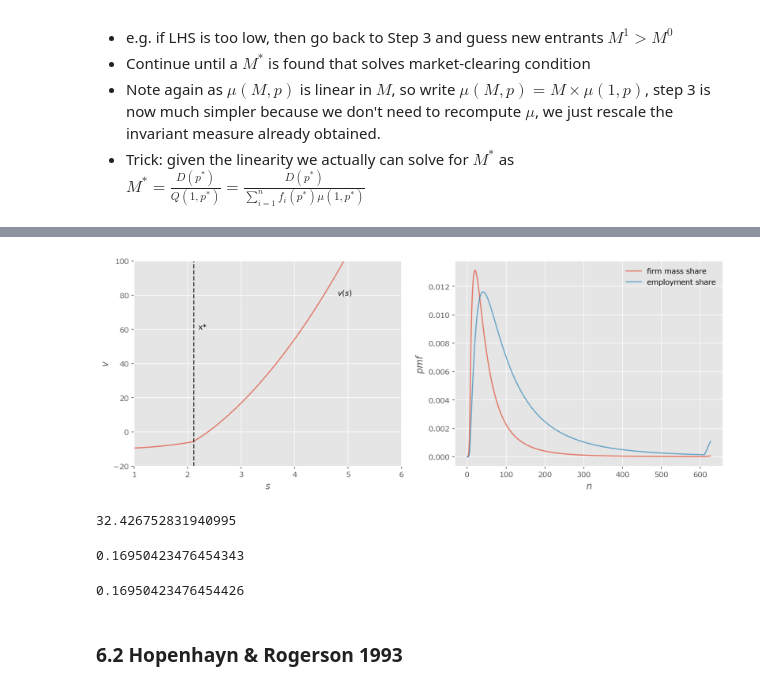
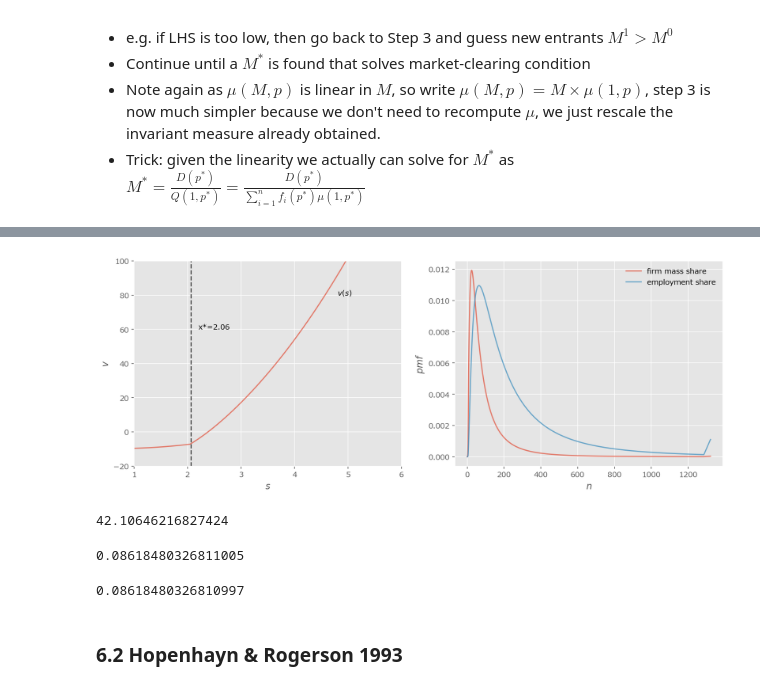
Before and after one commit to Alalalalaki/Econ-Paper-Notes, a Jupyter notebook: Macro/Hopenhayn.ipynb, the cells around one changed output, grey strips where cells are left out. Drawn from its saved outputs; the diff is of its cells as text; code cells hidden in the pictures.

```diff
--- a/Macro/Hopenhayn.ipynb
+++ b/Macro/Hopenhayn.ipynb
@@ -460,8 +460,8 @@ class Primitives:
     sigma: float  # std of error in markov process
     G: Distribution  # distribution of entrants' productivity
 
-    # if "quadrature-..." use quadrature approximation to obtain discrete Markov chain approximation
-    # if "grid" create uniformly spaced state grids and get F from conditional density function
+    # if "quadrature-tauchen" use tauchen approximation to discrete Markov chain approximation
+    # if "quadrature-rouwenhorst"use rouwenhorst approximation to discrete
     # if "montecarlo" use monte carlo simulation
     mode: str = "quadrature-tauchen"
     # parameters for creating states grid
@@ -487,19 +487,12 @@ class Primitives:
 
             self.discrete_nu()
 
-        elif self.mode == "grid":
-
-            self.s_vals = np.linspace(self.s_min, self.s_max, self.s_size)
-            self.s_vals_log = np.log(self.s_vals)
-
-            self.phi = norm(0, self.sigma)
-            temp = self.s_vals_log.reshape((1, self.s_size)) - (
-                self.a + self.s_vals_log * self.rho
-            ).reshape((self.s_size, 1))
-            pdf_transition = self.phi.pdf(temp)
-            self.F = pdf_transition / pdf_transition.sum(axis=1).reshape(
-                (self.s_size, 1)
-            )
+        elif self.mode == "quadrature-rouwenhorst":
+            # create state grids from rouwenhorst approximation
+            self.mc = qe.markov.rouwenhorst(rho=self.rho, sigma=self.sigma, ybar=self.a,  n=self.s_size)
+            self.s_vals = np.exp(self.mc.state_values)
+            # conditional probabilities
+            self.F = self.mc.P
 
             self.discrete_nu()
 
@@ -718,39 +711,37 @@ test = Hopenhayn(
     ce = 15,
     s_size = 300,
     a = 0.2,
-    rho = 0.8,
+    rho = 0.84,
     sigma = 0.2,
     G = lognorm(0.6,1.8),
-    s_min = 1e-3,
-    s_max = 12
 )
 # %%
 res = test.solve_model()
 # %%
 fig, ax = plt.subplots(1,2,figsize=(14,5))
 ax[0].plot(res.s_vals, res.v, alpha=0.7)
 ax[0].axvline(res.x, color='k', linestyle='--', alpha=0.7)
 ax[0].set_xlim(1, 6)
 ax[0].set_ylim(-20, 100)
 ax[0].set_xlabel('$s$')
 ax[0].set_ylabel('$v$')
 ax[0].text(4.8, 80, '$v(s)$')
-ax[0].text(2.2, 60, 'x*')
+ax[0].text(2.2, 60, f'x*={res.x:.3}')
 ax[1].plot(res.n_vals, res.mu/res.total_firm_mass, alpha=0.7, label='firm mass share');
 ax[1].plot(res.n_vals, res.mu*res.n_vals/res.total_employment, alpha=0.7, label='employment share')
 ax[1].set_xlabel('$n$')
 ax[1].set_ylabel('$pmf$')
 ax[1].legend();
 # %% [output]
-[figure, old version]
+[figure, new version]
 # %%
 res.average_firm_size
 res.entry_rate
 res.exit_rate
 # %% [output]
-32.426752831940995
+42.10646216827424
-0.16950423476454343
+0.08618480326811005
-0.16950423476454426
+0.08618480326810997
 # %% [markdown]
 ### 6.2 Hopenhayn & Rogerson 1993
 # %%
```
Also changed, not shown: parts of 1 cell of this notebook.
